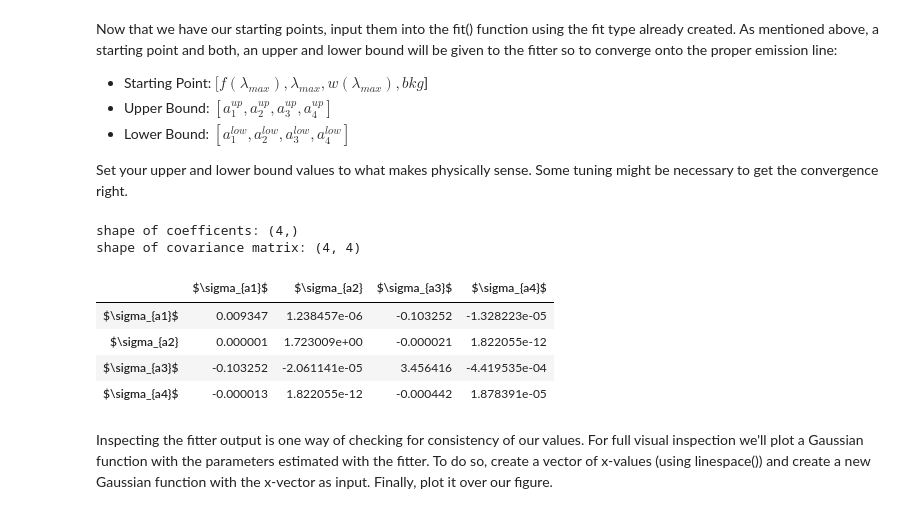
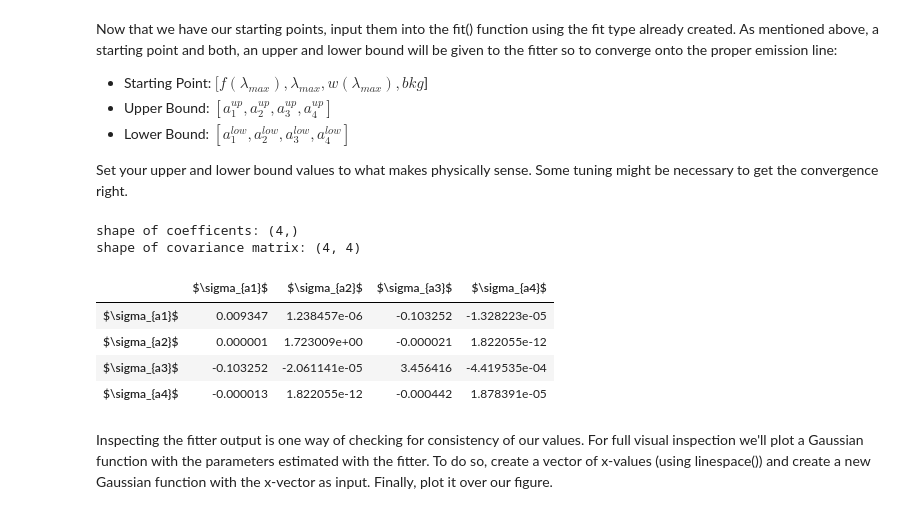
Before and after one commit to DLinthorne/Hubble-Law, a Jupyter notebook: Hubble_spectra.ipynb, the cells around one changed output. Saved outputs shown, nothing was run; the diff lists cells and outputs as text; code cells hidden in the pictures.

```diff
--- a/Hubble_spectra.ipynb
+++ b/Hubble_spectra.ipynb
@@ -153,15 +153,15 @@ coeff, var_matrix = sp.curve_fit(gaussian, wavelength, normal_flux, p0 =[maxpk,m
 # %%
 print("shape of coefficents: " + str(coeff.shape))
 print("shape of covariance matrix: " + str(var_matrix.shape))
 
-pd.DataFrame(var_matrix, columns = ["$\sigma_{a1}$", "$\sigma_{a2}", "$\sigma_{a3}$", "$\sigma_{a4}$"],
-                          index = ["$\sigma_{a1}$", "$\sigma_{a2}", "$\sigma_{a3}$", "$\sigma_{a4}$"])
+pd.DataFrame(var_matrix, columns = ["$\sigma_{a1}$", "$\sigma_{a2}$", "$\sigma_{a3}$", "$\sigma_{a4}$"],
+                          index = ["$\sigma_{a1}$", "$\sigma_{a2}$", "$\sigma_{a3}$", "$\sigma_{a4}$"])
 # %% [output]
 shape of coefficents: (4,)
 shape of covariance matrix: (4, 4)
-|  | $\sigma_{a1}$ | $\sigma_{a2} | $\sigma_{a3}$ | $\sigma_{a4}$ |
+|  | $\sigma_{a1}$ | $\sigma_{a2}$ | $\sigma_{a3}$ | $\sigma_{a4}$ |
 | $\sigma_{a1}$ | 0.009347 | 1.238457e-06 | -0.103252 | -1.328223e-05 |
-| $\sigma_{a2} | 0.000001 | 1.723009e+00 | -0.000021 | 1.822055e-12 |
+| $\sigma_{a2}$ | 0.000001 | 1.723009e+00 | -0.000021 | 1.822055e-12 |
 | $\sigma_{a3}$ | -0.103252 | -2.061141e-05 | 3.456416 | -4.419535e-04 |
 | $\sigma_{a4}$ | -0.000013 | 1.822055e-12 | -0.000442 | 1.878391e-05 |
 # %% [markdown]
```
